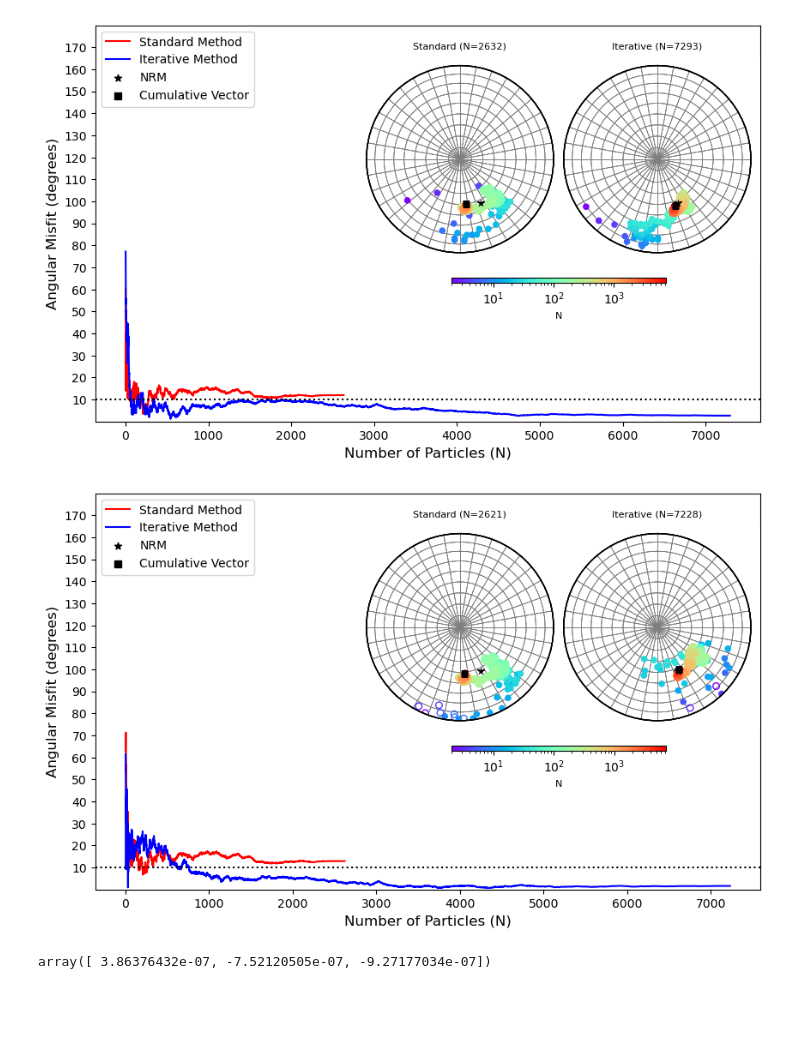
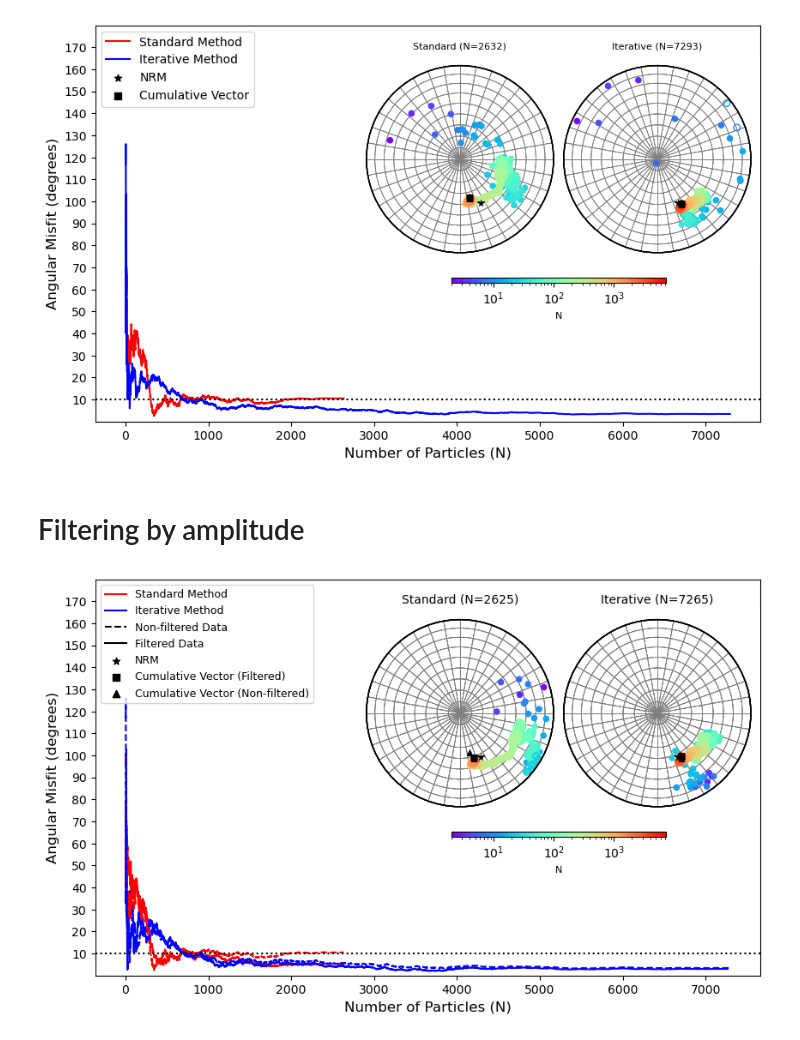
Before and after one commit to compgeolab/micromag-interfering-sources, a Jupyter notebook: code/basalt_sample/plot_stereograms.ipynb, the cells around one changed output. Cells and saved outputs as stored; diff of their text form; code cells hidden in the pictures; blank space fills up the shorter version.

Commit message:
Update stereogram images showing both filtered and non-filtered data

```diff
--- a/code/basalt_sample/plot_stereograms.ipynb
+++ b/code/basalt_sample/plot_stereograms.ipynb
@@ -105,8 +105,8 @@ areas_iterative = areas_iterative[r2_iterative >= r2]
 r2_standard = r2_standard[r2_standard >= r2]
 r2_iterative = r2_iterative[r2_iterative >= r2]
 # %%
-dipole_moment_standard = dipole_moment_standard / areas_standard[:, np.newaxis]
-dipole_moment_iterative = dipole_moment_iterative / areas_iterative[:, np.newaxis]
+# dipole_moment_standard = dipole_moment_standard / areas_standard[:, np.newaxis]
+# dipole_moment_iterative = dipole_moment_iterative / areas_iterative[:, np.newaxis]
 # %%
 norm_standard = np.linalg.norm(dipole_moment_standard, axis=1)
 norm_iterative = np.linalg.norm(dipole_moment_iterative, axis=1)
@@ -278,7 +278,9 @@ ax.set_ylim(0,180)
 # fig.savefig(fig_dir / "basalt-data-stereoplot.png", dpi=300, facecolor='w', bbox_inches='tight')
 plt.show()
 # %% [output]
-[figure, old version]
+[figure, new version]
+# %% [markdown]
+# Filtering by amplitude
 # %%
 def remove_outliers(moments):
     # Calculate the norm of each dipole vector
@@ -295,14 +297,14 @@ def remove_outliers(moments):
     IQR = Q3 - Q1
 
     # Determine the upper and lower bounds for outliers in the logarithmic scale
-    lower_bound = Q1 - 1.5 * IQR
+    # lower_bound = Q1 - 1.5 * IQR
     upper_bound = Q3 + 1.5 * IQR
 
     # Filter out the outliers
-    outliers_filtered = moments[(log_norm_values >= lower_bound) & (log_norm_values <= upper_bound)]
+    outliers_filtered = moments[(log_norm_values <= upper_bound)]
 
     return outliers_filtered
 # %%
-dipole_moment_standard  = remove_outliers(dipole_moment_standard)
-dipole_moment_iterative = remove_outliers(dipole_moment_iterative)
+dipole_moment_standard_filtered  = remove_outliers(dipole_moment_standard)
+dipole_moment_iterative_filtered = remove_outliers(dipole_moment_iterative)
 # %%
@@ -336,20 +338,30 @@ for n in range(2, len(dipole_moment_iterative[:, 0])):
 # %%
 # Número de partículas é equivalente a 'n' nos loops, então você pode usar o range de 'n' para o eixo x
-num_particles_standard = list(range(2, len(dipole_moment_standard[:, 0])))
-num_particles_iterative = list(range(2, len(dipole_moment_iterative[:, 0])))
+num_particles_standard_filtered = list(range(2, len(dipole_moment_standard_filtered[:, 0])))
+num_particles_iterative_filtered = list(range(2, len(dipole_moment_iterative_filtered[:, 0])))
 
 # Criar a figura principal
 fig, ax = plt.subplots(figsize=(10, 6))
 
 # Plotando as distâncias angulares
-ax.plot(num_particles_standard, angular_distance_standard, label='Standard Method', c='r')
-ax.plot(num_particles_iterative, angular_distance_iterative, label='Iterative Method', c='b')
+
+ax.plot(num_particles_standard_filtered, angular_distance_standard_filtered,
+        label='Standard Method', c='r')
+ax.plot(num_particles_iterative_filtered, angular_distance_iterative_filtered,
+        label='Iterative Method', c='b')
+ax.plot(num_particles_standard, angular_distance_standard,
+        c='r', ls='dashed')
+ax.plot(num_particles_iterative, angular_distance_iterative,
+        c='b', ls='dashed')
+ax.plot([], [], c='k', ls='dashed', label='Non-filtered Data')
+ax.plot([], [], c='k', label='Filtered Data')
 ax.set_xlabel('Number of Particles (N)', fontsize=12)
 ax.set_ylabel('Angular Misfit (degrees)', fontsize=12)
-ax.scatter([],[], marker='*',label='NRM', c='k')
-ax.scatter([],[], marker='s',label='Cumulative Vector', c='k')
+ax.scatter([], [], marker='*', label='NRM', edgecolors='k', facecolors='k')
+ax.scatter([], [], marker='s', label='Cumulative Vector (Filtered)', edgecolors='k', facecolors='k')
+ax.scatter([], [], marker='^', label='Cumulative Vector (Non-filtered)', edgecolors='k', facecolors='k')
 ax.axhline(y=10, xmin=2/5000, xmax=1, color='k', ls='dotted')
-ax.legend(loc='upper left')
+ax.legend(loc='upper left', fontsize=9)
 
 
 # Definindo áreas para as projeções estereográficas dentro do gráfico principal
@@ -371,12 +383,12 @@ titles = [
     "Iterative"
 ]
 
-sum_st = vector_sum_standard[-1]
-sum_it = vector_sum_iterative[-1]
+sum_st_filtered = vector_sum_standard_filtered[-1]
+sum_it_filtered = vector_sum_iterative_filtered[-1]
 
 datasets = [
-    (inc_standard, dec_standard, vector_sum_standard, sum_st),
-    (inc_iterative, dec_iterative, vector_sum_iterative, sum_it)
+    (inc_standard_filtered, dec_standard_filtered, vector_sum_standard_filtered, sum_st_filtered, sum_st),
+    (inc_iterative_filtered, dec_iterative_filtered, vector_sum_iterative_filtered, sum_it_filtered, sum_it)
 ]
 
 
@@ -384,7 +396,7 @@ cmap = "rainbow"  # Escolha um colormap
 maximum = np.max([len(inc_standard), len(inc_iterative)])
 cmap_norm = matplotlib.colors.LogNorm #Normalize
 # Plotando as projeções estereográficas nas posições definidas
-for pos, (title, (inc, dec, vector_sum, sum_vector)) in zip(projection_positions, zip(titles, datasets)):
+for pos, (title, (inc, dec, vector_sum, sum_vector_filtered, sum_vector)) in zip(projection_positions, zip(titles, datasets)):
     # Calcular novo amplitude
     new_amp = range(2, len(inc) + 2)
 
@@ -394,41 +406,37 @@ for pos, (title, (inc, dec, vector_sum, sum_vector)) in zip(projection_positions
     # Criar a projeção estereográfica
     projection = mg.StereographicProjection(new_vector_sum)
     projection_R = mg.StereographicProjection(np.reshape(reference_vector,(1,3)))
-    projection_J = mg.StereographicProjection(np.reshape(sum_vector,(1,3)))
+    projection_S_filtered = mg.StereographicProjection(np.reshape(sum_vector_filtered,(1,3)))
+    projection_S = mg.StereographicProjection(np.reshape(sum_vector,(1,3)))
     # Adicionar a área para o gráfico de projeção estereográfica
     inset_ax = fig.add_axes(pos)
     # Configurar kwargs para o scatter plot
     kwargs = dict(s=30, cmap=cmap, vmin=2, vmax=maximum, cmap_norm=cmap_norm)
 
     # Plotar a projeção estereográfica no inset
     tmp = projection.plot(ax=inset_ax, add_ticks=False,  **kwargs)
     tmp_R = projection_R.plot(ax=inset_ax, add_ticks=False, s=50, marker='*')
-    tmp_J = projection_J.plot(ax=inset_ax, add_ticks=False, s=30, marker='s')
+    tmp_S = projection_S.plot(ax=inset_ax, add_ticks=False, s=30, marker='^')
+    tmp_S = projection_S_filtered.plot(ax=inset_ax, add_ticks=False, s=30, marker='s')
 
     # Adicionar a quantidade de fontes no título
     num_sources = len(inc)
-    inset_ax.set_title(f"{title} (N={num_sources})", fontsize=8)
+    inset_ax.set_title(f"{title} (N={num_sources})", fontsize=10)
 # Configuração da barra de cores compartilhada
 clb = fig.colorbar(
     tmp,
     ax=ax,
     # cax=fig.add_axes([0.5, 0.3, 0.25, 0.01]),
     cax=fig.add_axes([0.54, 0.38, 0.25, 0.01]),
     # format="%.0g",
     orientation="horizontal",
 )
 clb.set_label(label="N", fontsize=8)
 clb.ax.tick_params(labelsize=10)
 
 ax.set_yticks(np.arange(10,180,10))
 ax.set_ylim(0,180)
-# plt.tight_layout()  # Ajusta o layout automaticamente
-# ax.grid(True)
 fig.savefig(fig_dir / "basalt-data-stereoplot.png", dpi=300, facecolor='w', bbox_inches='tight')
 plt.show()
 # %% [output]
-[figure, old version]
+[figure, new version]
-# %%
-vector_sum[-1]
-# %% [output]
-array([ 3.86376432e-07, -7.52120505e-07, -9.27177034e-07])
```
Also changed, not shown: parts of 4 cells of this notebook, 7 other files.
